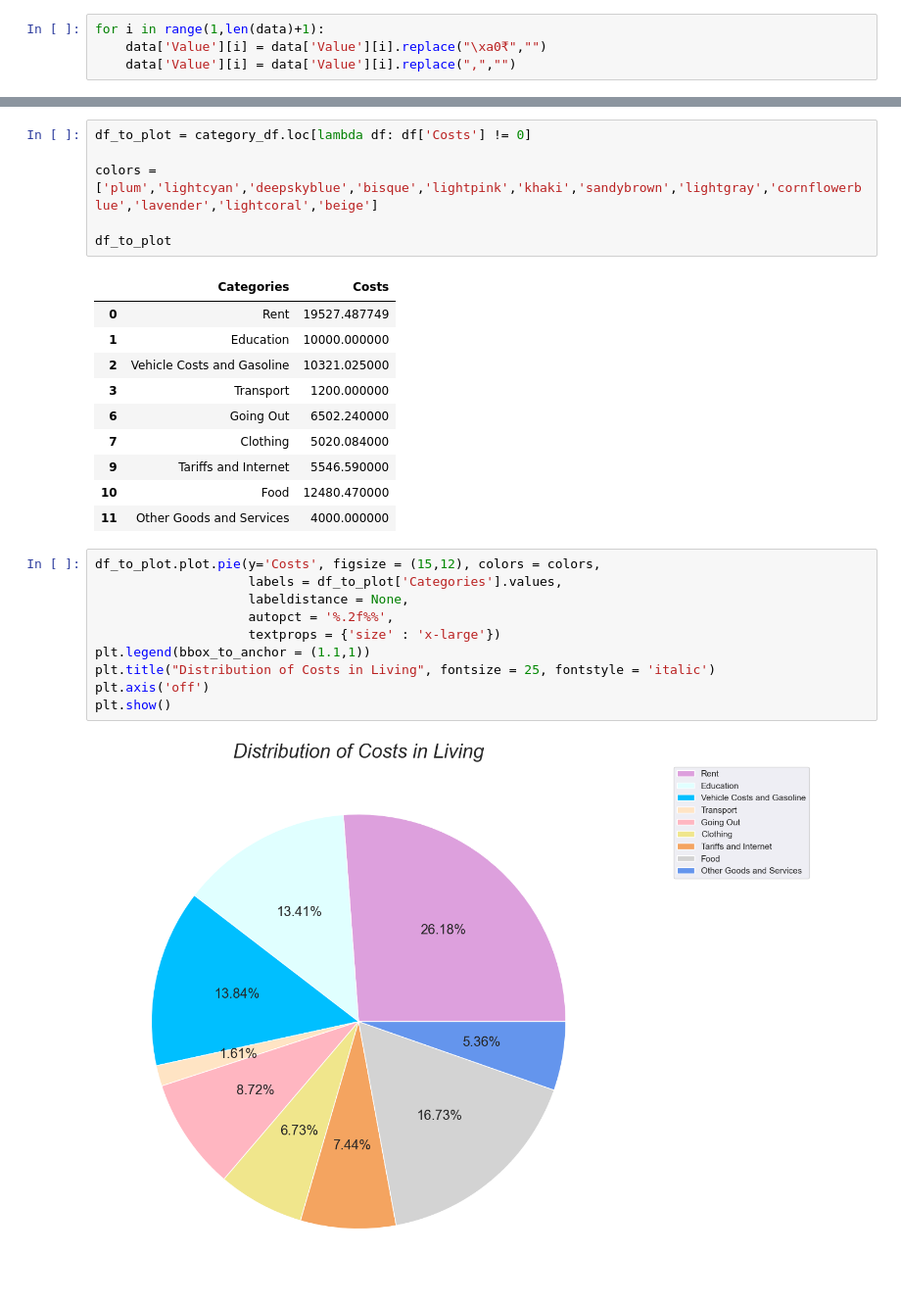
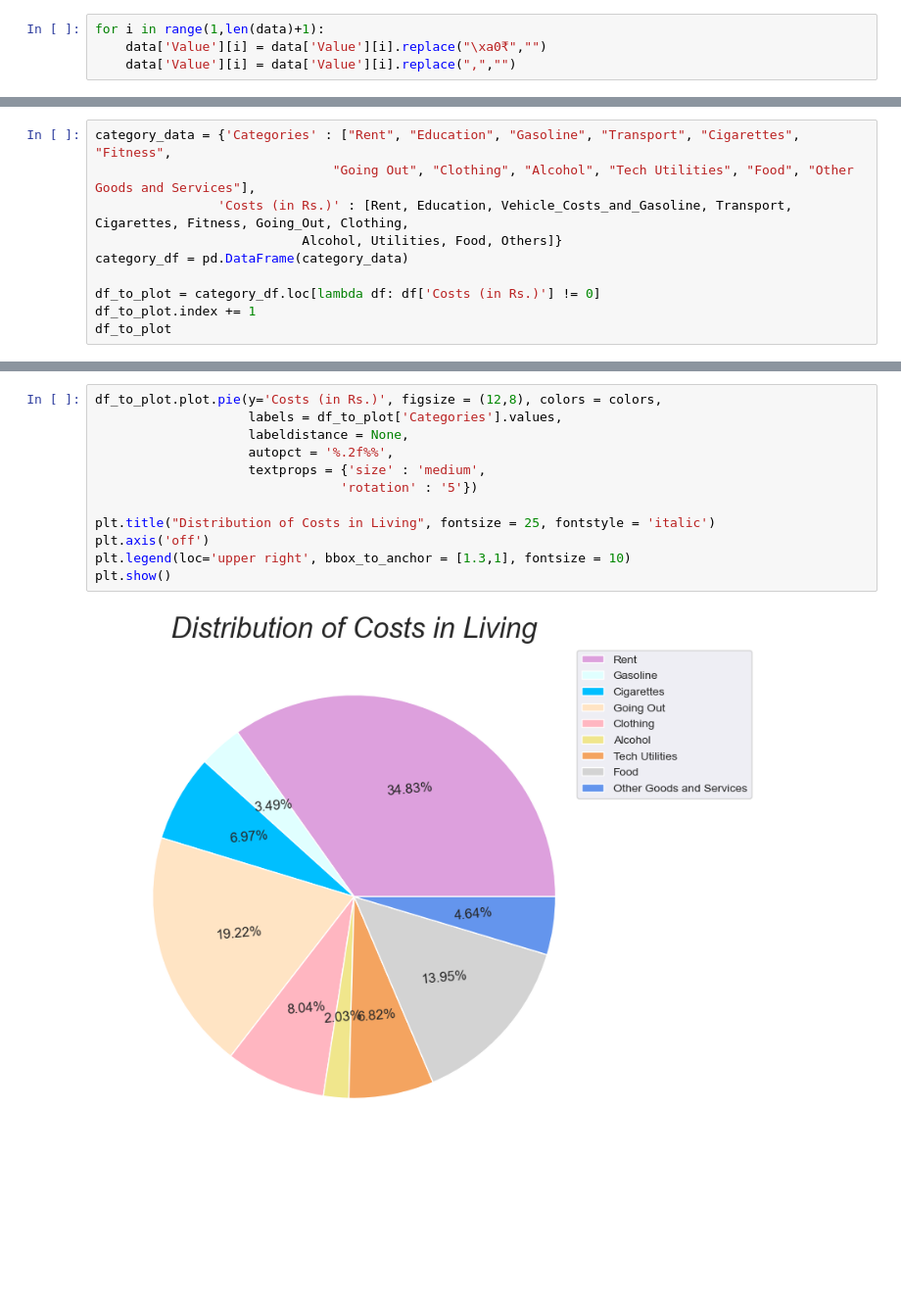
Before and after one commit to aastikdasgupta/cost-of-living, a Jupyter notebook: final.ipynb, the cells around one changed output, grey strips where cells are left out. Shown: that part at 98% size. Saved outputs shown, nothing was run; the diff lists cells and outputs as text; blank space fills up the shorter version.

```diff
--- a/final.ipynb
+++ b/final.ipynb
@@ -461,0 +482,10 @@ Cost_Of_Living_Calculator()
+# %%
+category_data = {'Categories' : ["Rent", "Education", "Gasoline", "Transport", "Cigarettes", "Fitness",
+                               "Going Out", "Clothing", "Alcohol", "Tech Utilities", "Food", "Other Goods and Services"],
+                'Costs (in Rs.)' : [Rent, Education, Vehicle_Costs_and_Gasoline, Transport, Cigarettes, Fitness, Going_Out, Clothing,
+                           Alcohol, Utilities, Food, Others]}
+category_df = pd.DataFrame(category_data)
+
+df_to_plot = category_df.loc[lambda df: df['Costs (in Rs.)'] != 0]
+df_to_plot.index += 1
+df_to_plot
@@ -479,29 +515,14 @@ category_df = pd.DataFrame(category_data)
-# %%
-df_to_plot = category_df.loc[lambda df: df['Costs'] != 0]
-
-colors = ['plum','lightcyan','deepskyblue','bisque','lightpink','khaki','sandybrown','lightgray','cornflowerblue','lavender','lightcoral','beige']
-
-df_to_plot
-# %% [output]
-|  | Categories | Costs |
-| 0 | Rent | 19527.487749 |
-| 1 | Education | 10000.000000 |
-| 2 | Vehicle Costs and Gasoline | 10321.025000 |
-| 3 | Transport | 1200.000000 |
-| 6 | Going Out | 6502.240000 |
-| 7 | Clothing | 5020.084000 |
-| 9 | Tariffs and Internet | 5546.590000 |
-| 10 | Food | 12480.470000 |
-| 11 | Other Goods and Services | 4000.000000 |
 # %%
-df_to_plot.plot.pie(y='Costs', figsize = (15,12), colors = colors,
+df_to_plot.plot.pie(y='Costs (in Rs.)', figsize = (12,8), colors = colors,
                     labels = df_to_plot['Categories'].values,
                     labeldistance = None,
                     autopct = '%.2f%%',
-                    textprops = {'size' : 'x-large'})
-plt.legend(bbox_to_anchor = (1.1,1))
+                    textprops = {'size' : 'medium',
+                                'rotation' : '5'})
+
 plt.title("Distribution of Costs in Living", fontsize = 25, fontstyle = 'italic')
 plt.axis('off')
+plt.legend(loc='upper right', bbox_to_anchor = [1.3,1], fontsize = 10)
 plt.show()
 # %% [output]
-[figure, old version]
+[figure, new version]
```
Also changed, not shown: parts of 27 cells of this notebook.
